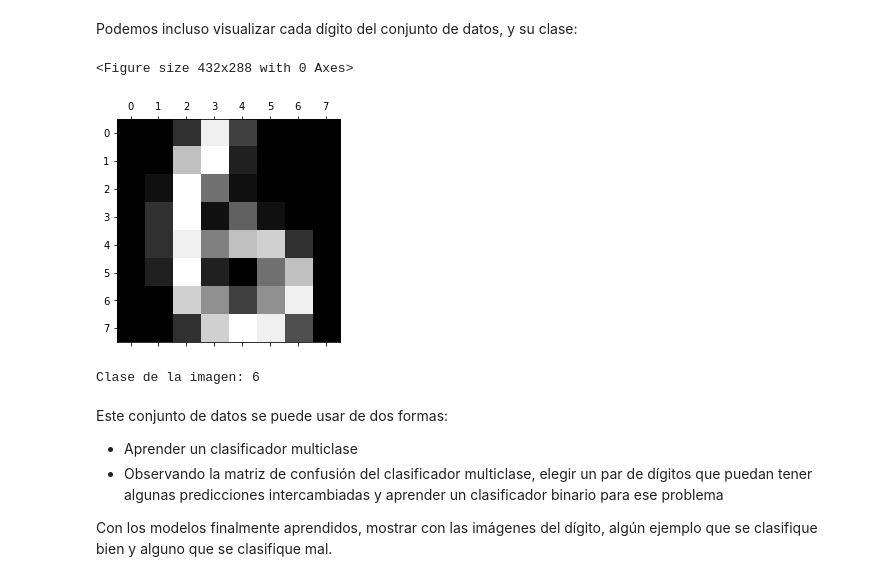
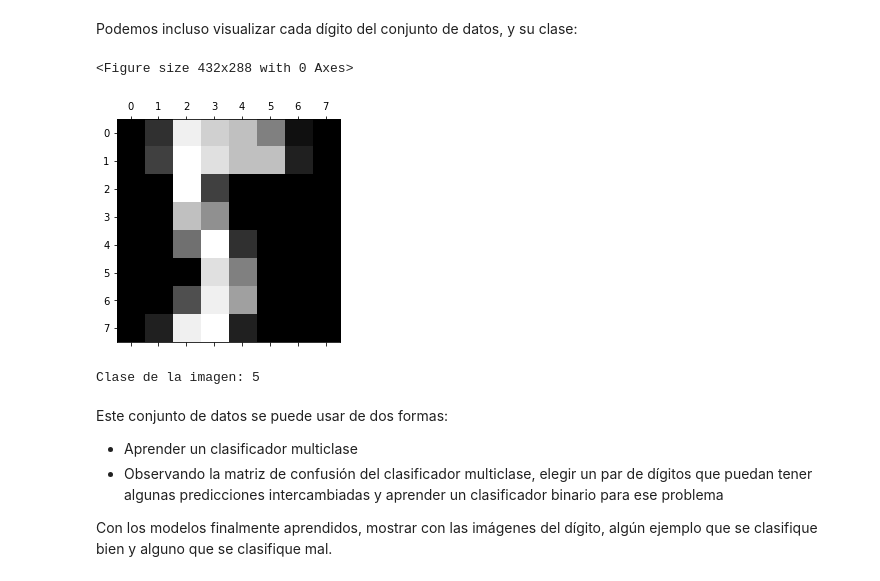
Before and after one commit to Xus72/AIA, a Jupyter notebook: Ejercicio sklearn.ipynb, the cells around one changed output. Cells and saved outputs as stored; diff of their text form; code cells hidden in the pictures.

```diff
--- a/Ejercicio sklearn.ipynb
+++ b/Ejercicio sklearn.ipynb
@@ -44,13 +44,13 @@ Podemos incluso visualizar cada dígito del conjunto de datos, y su clase:
 # %%
 import matplotlib.pyplot as plt
 plt.gray()
-plt.matshow(digitos.images[234])
+plt.matshow(digitos.images[230])
 plt.show()
-print("Clase de la imagen: {}".format(digitos.target[234]))
+print("Clase de la imagen: {}".format(digitos.target[230]))
 # %% [output]
 <Figure size 432x288 with 0 Axes>
-[figure, old version]
+[figure, new version]
-Clase de la imagen: 6
+Clase de la imagen: 5
 # %% [markdown]
 Este conjunto de datos se puede usar de dos formas:
 
```
Also changed, not shown: parts of 131 cells of this notebook.
